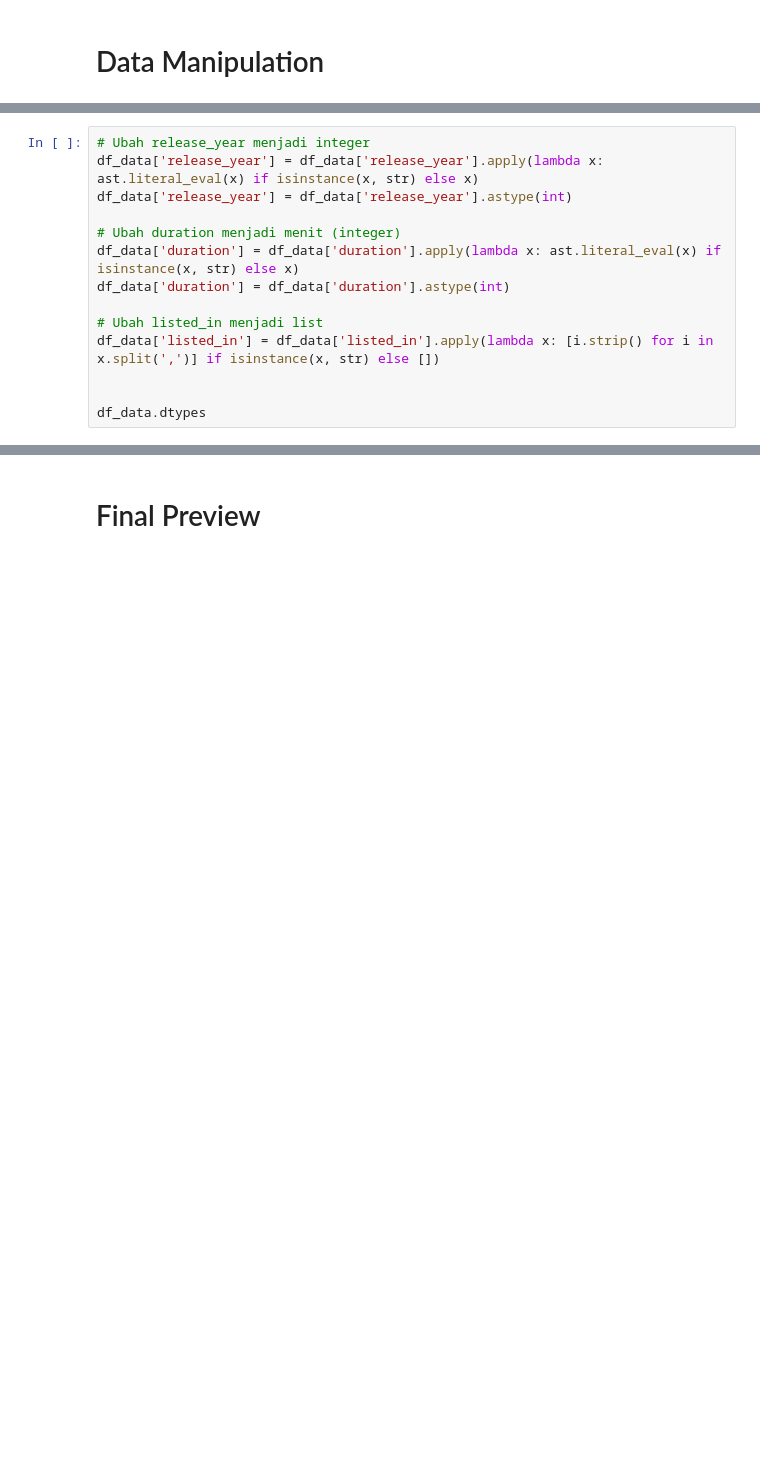
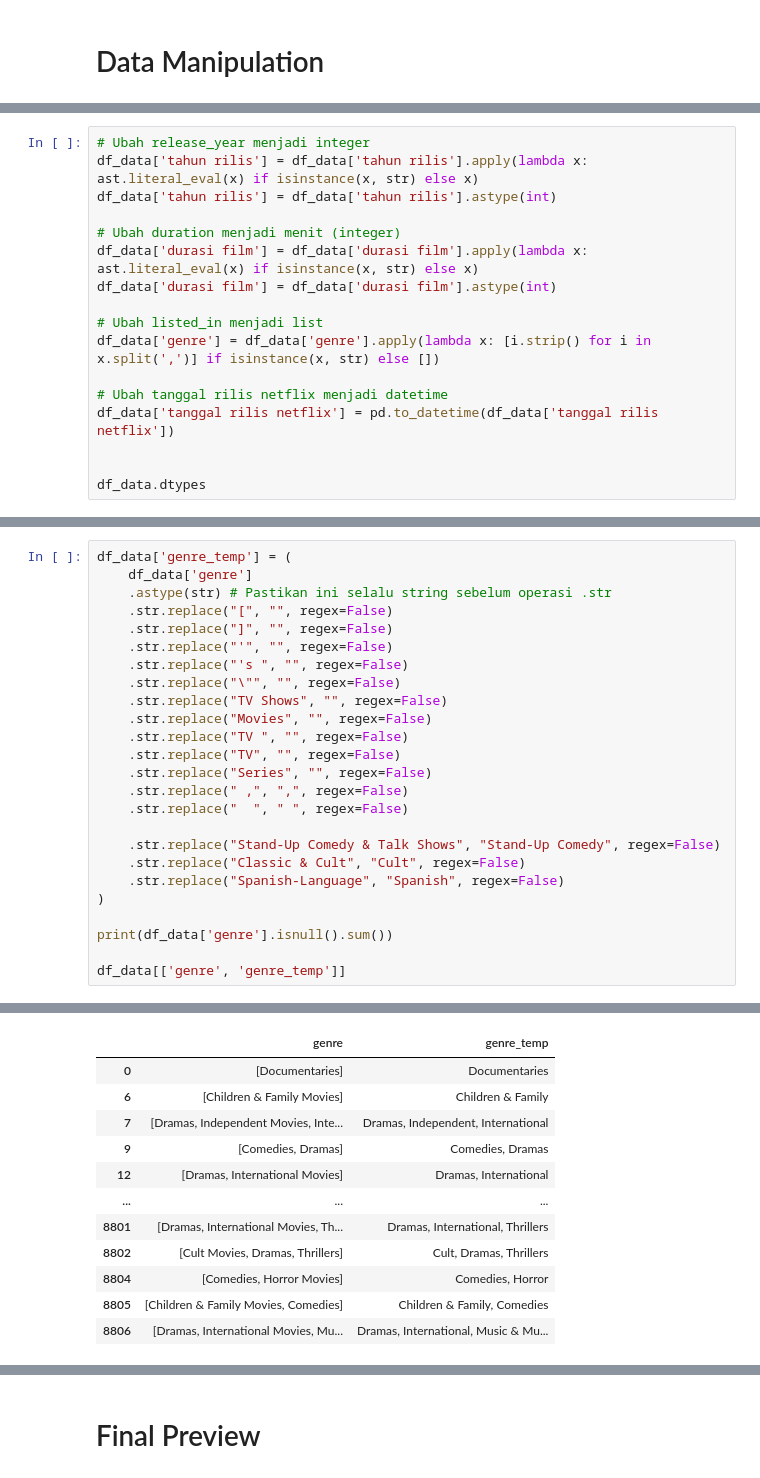
Before and after one commit to rafiachmadfr/netflix-movies-analysis, a Jupyter notebook: notebook/preprocessing.ipynb, the cells around one changed output, grey strips where cells are left out. Saved outputs shown, nothing was run; the diff lists cells and outputs as text; blank space fills up the shorter version.

```diff
--- a/notebook/preprocessing.ipynb
+++ b/notebook/preprocessing.ipynb
@@ -111,14 +176,17 @@ dtype: int64
 # %%
 # Ubah release_year menjadi integer
-df_data['release_year'] = df_data['release_year'].apply(lambda x: ast.literal_eval(x) if isinstance(x, str) else x)
-df_data['release_year'] = df_data['release_year'].astype(int)
+df_data['tahun rilis'] = df_data['tahun rilis'].apply(lambda x: ast.literal_eval(x) if isinstance(x, str) else x)
+df_data['tahun rilis'] = df_data['tahun rilis'].astype(int)
 
 # Ubah duration menjadi menit (integer)
-df_data['duration'] = df_data['duration'].apply(lambda x: ast.literal_eval(x) if isinstance(x, str) else x)
-df_data['duration'] = df_data['duration'].astype(int)
+df_data['durasi film'] = df_data['durasi film'].apply(lambda x: ast.literal_eval(x) if isinstance(x, str) else x)
+df_data['durasi film'] = df_data['durasi film'].astype(int)
 
 # Ubah listed_in menjadi list
-df_data['listed_in'] = df_data['listed_in'].apply(lambda x: [i.strip() for i in x.split(',')] if isinstance(x, str) else [])
+df_data['genre'] = df_data['genre'].apply(lambda x: [i.strip() for i in x.split(',')] if isinstance(x, str) else [])
+
+# Ubah tanggal rilis netflix menjadi datetime
+df_data['tanggal rilis netflix'] = pd.to_datetime(df_data['tanggal rilis netflix'])
 
 
 df_data.dtypes
@@ -135 +204,27 @@ description     object
 dtype: object
+# %%
+df_data['genre_temp'] = (
+    df_data['genre']
+    .astype(str) # Pastikan ini selalu string sebelum operasi .str
+    .str.replace("[", "", regex=False)
+    .str.replace("]", "", regex=False)
+    .str.replace("'", "", regex=False)
+    .str.replace("'s ", "", regex=False)
+    .str.replace("\"", "", regex=False)
+    .str.replace("TV Shows", "", regex=False)
+    .str.replace("Movies", "", regex=False)
+    .str.replace("TV ", "", regex=False)
+    .str.replace("TV", "", regex=False)
+    .str.replace("Series", "", regex=False)
+    .str.replace(" ,", ",", regex=False)
+    .str.replace("  ", " ", regex=False)
+
+    .str.replace("Stand-Up Comedy & Talk Shows", "Stand-Up Comedy", regex=False)
+    .str.replace("Classic & Cult", "Cult", regex=False)
+    .str.replace("Spanish-Language", "Spanish", regex=False)
+)
+
+print(df_data['genre'].isnull().sum())
+
+df_data[['genre', 'genre_temp']]
+# %% [output]
@@ -135,0 +232,12 @@ dtype: object
+|  | genre | genre_temp |
+| 0 | [Documentaries] | Documentaries |
+| 6 | [Children & Family Movies] | Children & Family |
+| 7 | [Dramas, Independent Movies, Inte... | Dramas, Independent, International |
+| 9 | [Comedies, Dramas] | Comedies, Dramas |
+| 12 | [Dramas, International Movies] | Dramas, International |
+| ... | ... | ... |
+| 8801 | [Dramas, International Movies, Th... | Dramas, International, Thrillers |
+| 8802 | [Cult Movies, Dramas, Thrillers] | Cult, Dramas, Thrillers |
+| 8804 | [Comedies, Horror Movies] | Comedies, Horror |
+| 8805 | [Children & Family Movies, Comedies] | Children & Family, Comedies |
+| 8806 | [Dramas, International Movies, Mu... | Dramas, International, Music & Mu... |
```
Also changed, not shown: parts of 21 cells of this notebook.
